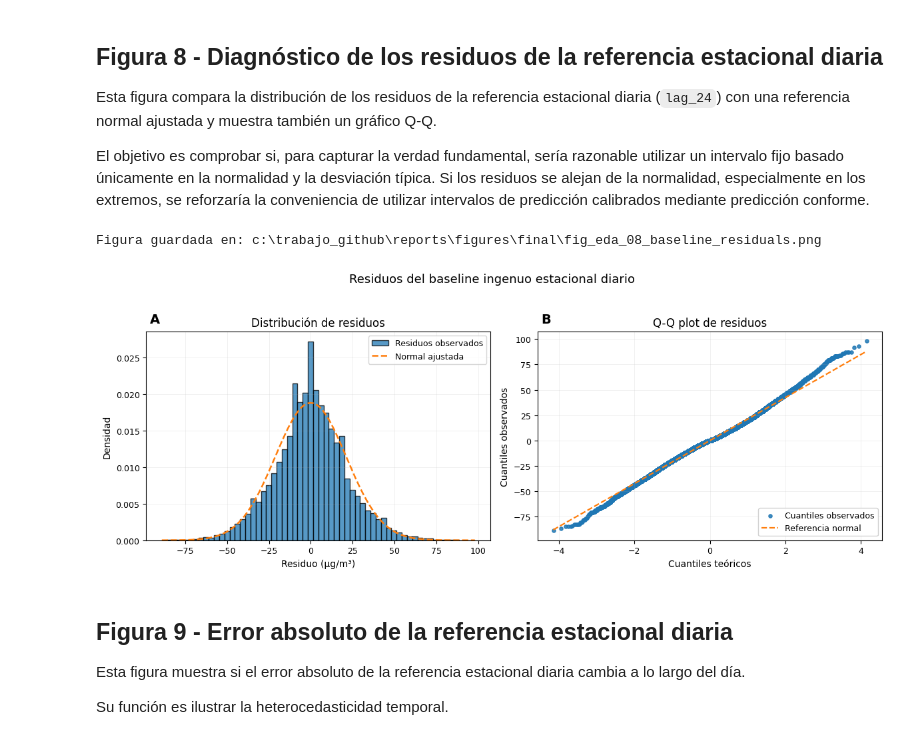
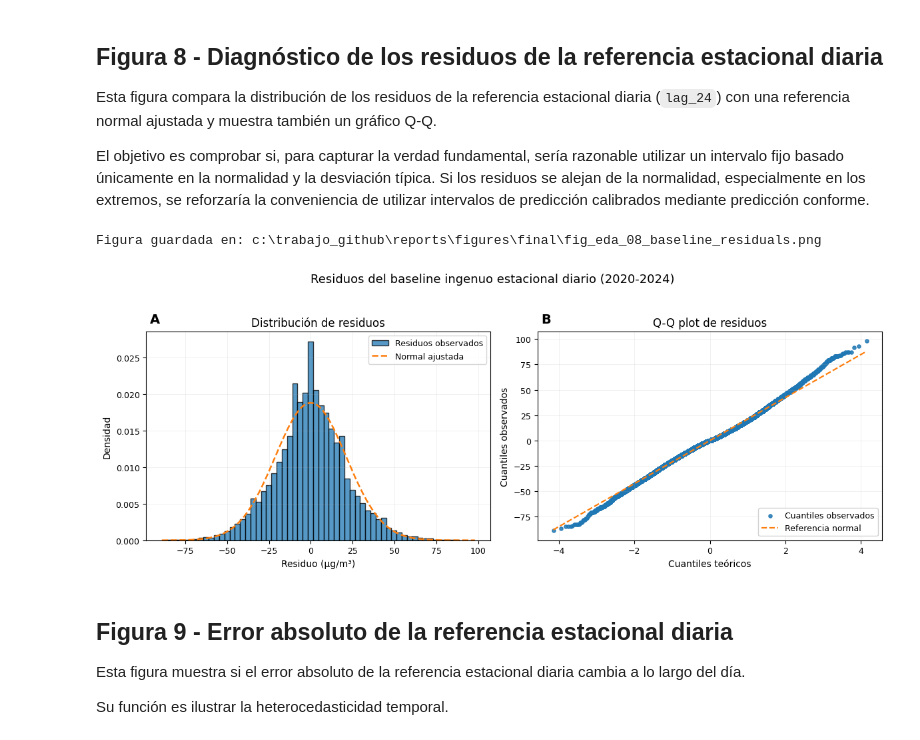
Before and after one commit to hipenation2142/trabajo, a Jupyter notebook: notebooks/01b_eda_final_figures.ipynb, the cells around one changed output. Drawn from its saved outputs; the diff is of its cells as text; code cells hidden in the pictures.

```diff
--- a/notebooks/01b_eda_final_figures.ipynb
+++ b/notebooks/01b_eda_final_figures.ipynb
@@ -972,35 +972,35 @@ x_line = np.array([
 ])
 
 axes[1].plot(
     x_line,
     slope * x_line + intercept,
     color="tab:orange",
     linestyle="--",
     linewidth=1.6,
     label="Referencia normal",
 )
 
 axes[1].legend(
     loc="lower right",
     frameon=True,
     framealpha=0.90,
 )
 
 axes[1].set_title("Q-Q plot de residuos")
 axes[1].set_xlabel("Cuantiles teóricos")
 axes[1].set_ylabel("Cuantiles observados")
 axes[1].grid(alpha=0.20, linewidth=0.6)
 add_panel_label(axes[1], "B")
 
-fig.suptitle("Residuos del baseline ingenuo estacional diario", y=1.02)
+fig.suptitle("Residuos del baseline ingenuo estacional diario (2020-2024)", y=1.02)
 fig.tight_layout()
 
 save_final_figure(fig, "fig_eda_08_baseline_residuals.png")
 
 plt.show()
 # %% [output]
 Figura guardada en: c:\trabajo_github\reports\figures\final\fig_eda_08_baseline_residuals.png
-[figure, old version]
+[figure, new version]
 # %% [markdown]
 ## Figura 9 - Error absoluto de la referencia estacional diaria
 
```
Also changed, not shown: parts of 4 cells of this notebook, 5 other files.
